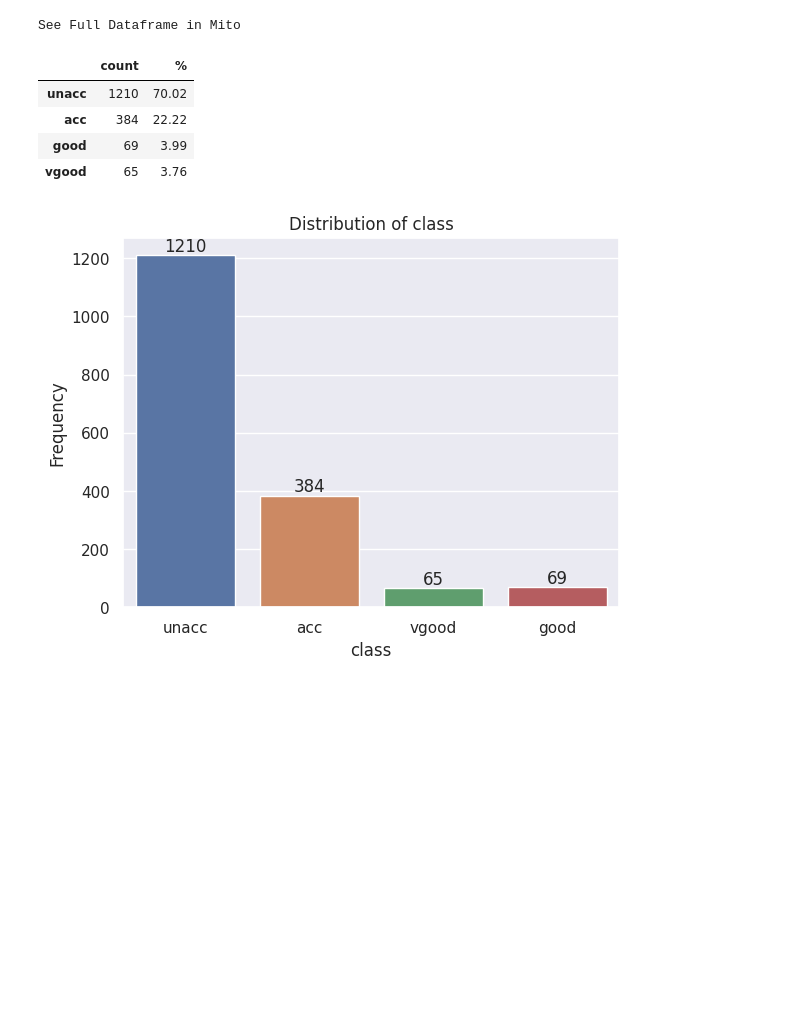
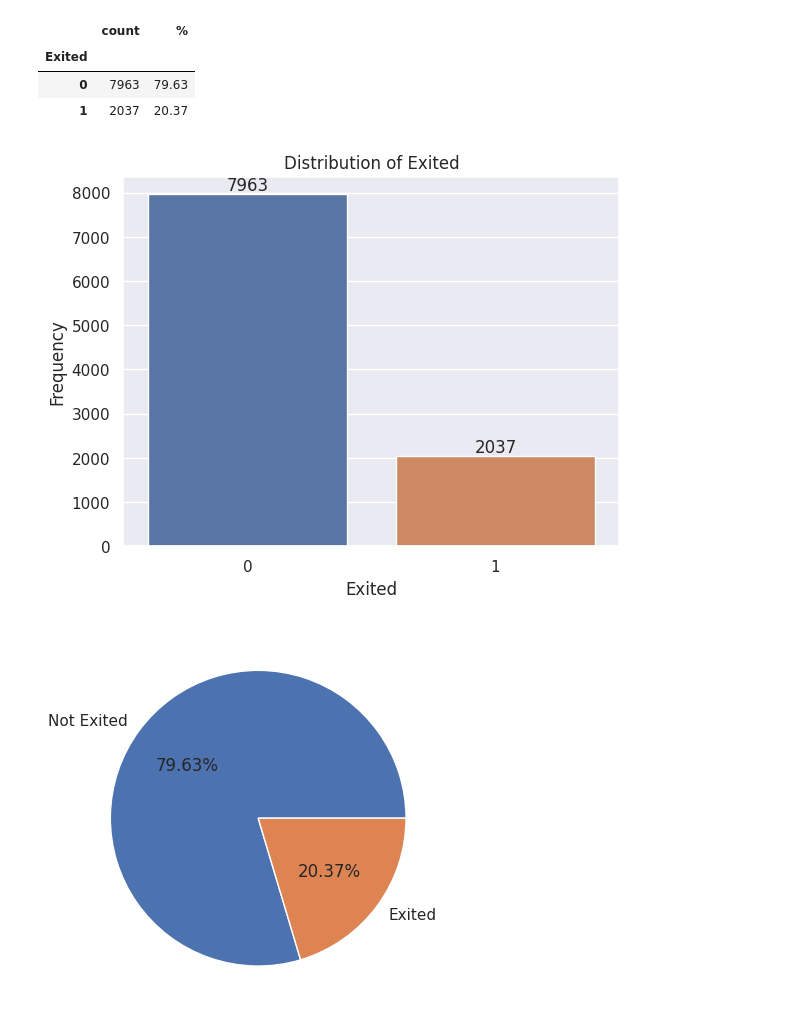
Before and after one commit to AyeshaAmjad-Astera/ML1-XAI, a Jupyter notebook: Project/notebooks/exploratory_analysis.ipynb, the cells around one changed output. Saved outputs shown, nothing was run; the diff lists cells and outputs as text; code cells hidden in the pictures; blank space fills up the shorter version.

```diff
--- a/Project/notebooks/exploratory_analysis.ipynb
+++ b/Project/notebooks/exploratory_analysis.ipynb
@@ -20,3 +20,5 @@ df = data_loader.get_df()
+# %%
+df = data_loader.data
 # %%
 df.shape
 # %% [output]
@@ -78,0 +68,2 @@ Name: class, dtype: int64
+# %%
+df.drop(['Surname'], axis=1, inplace=True)
@@ -78,0 +85,2 @@ Name: class, dtype: int64
+# %%
+df.drop(['RowNumber', 'CustomerId'], axis=1, inplace=True)
@@ -78,0 +102,5 @@ Name: class, dtype: int64
+# %%
+df['NumOfProducts'] = df['NumOfProducts'].astype('category', copy=False)
+df['HasCrCard'] = df['HasCrCard'].astype('category', copy=False)
+df['IsActiveMember'] = df['IsActiveMember'].astype('category', copy=False)
+df['Tenure'] = df['Tenure'].astype('category', copy=False)
@@ -79,17 +109,17 @@ Name: class, dtype: int64
 # %%
-c = df['class'].value_counts()
-p = df['class'].value_counts(normalize=True).mul(100).round(2)
+c = df['Exited'].value_counts()
+p = df['Exited'].value_counts(normalize=True).mul(100).round(2)
 
 pd.concat([c, p], axis = 1, keys=['count', '%'])
 # %% [output]
-See Full Dataframe in Mito
 |  | count | % |
-| unacc | 1210 | 70.02 |
-| acc | 384 | 22.22 |
-| good | 69 | 3.99 |
-| vgood | 65 | 3.76 |
+| Exited |  |  |
+| 0 | 7963 | 79.63 |
+| 1 | 2037 | 20.37 |
 # %%
-visualization.plot_count(df['class'])
+visualization.plot_count(df['Exited'])
+visualization.pie_plot(df, 'Exited')
 # %% [output]
-[figure, old version]
+[figure, new version]
+[figure, added]
 # %%
```
Also changed, not shown: parts of 36 cells of this notebook, 33 other files.
